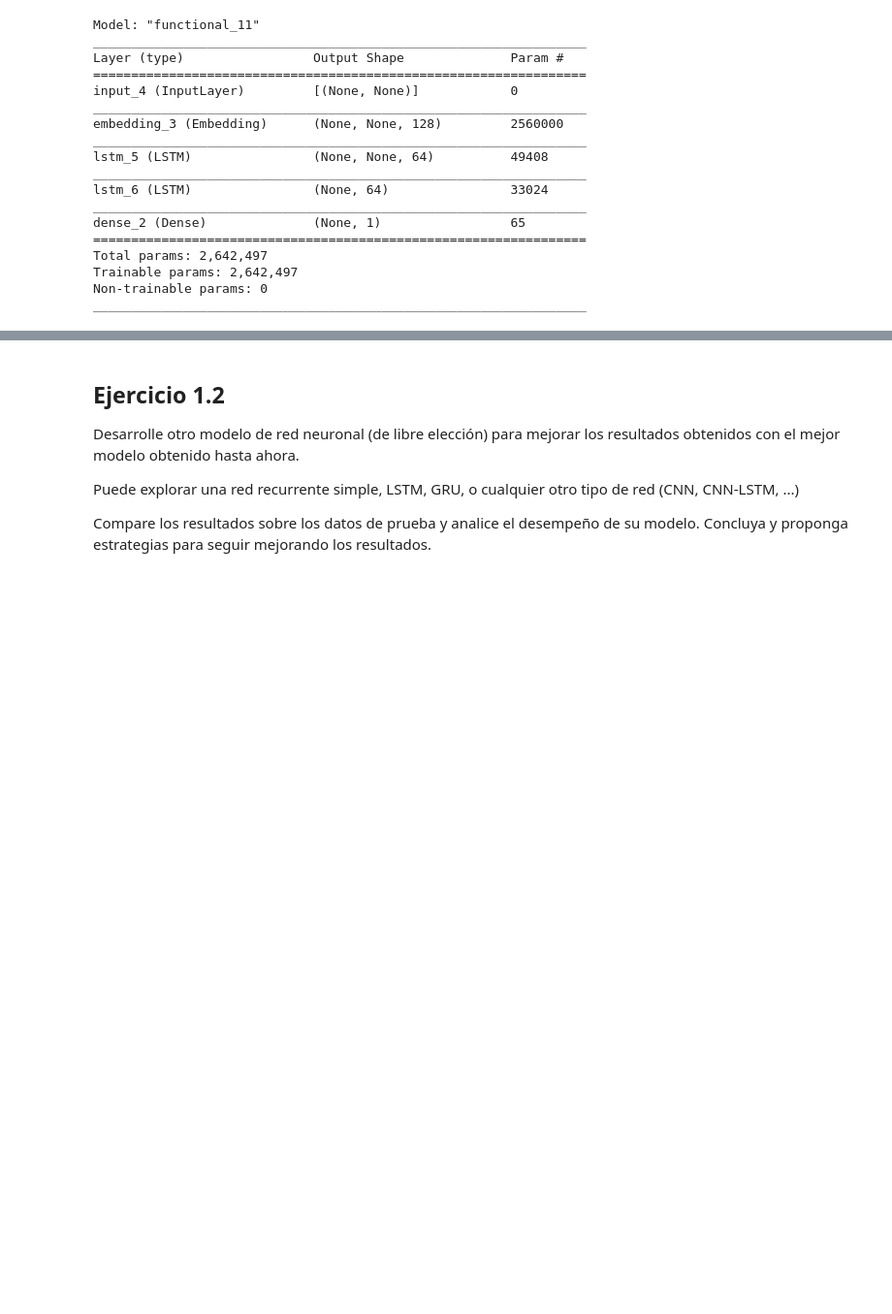
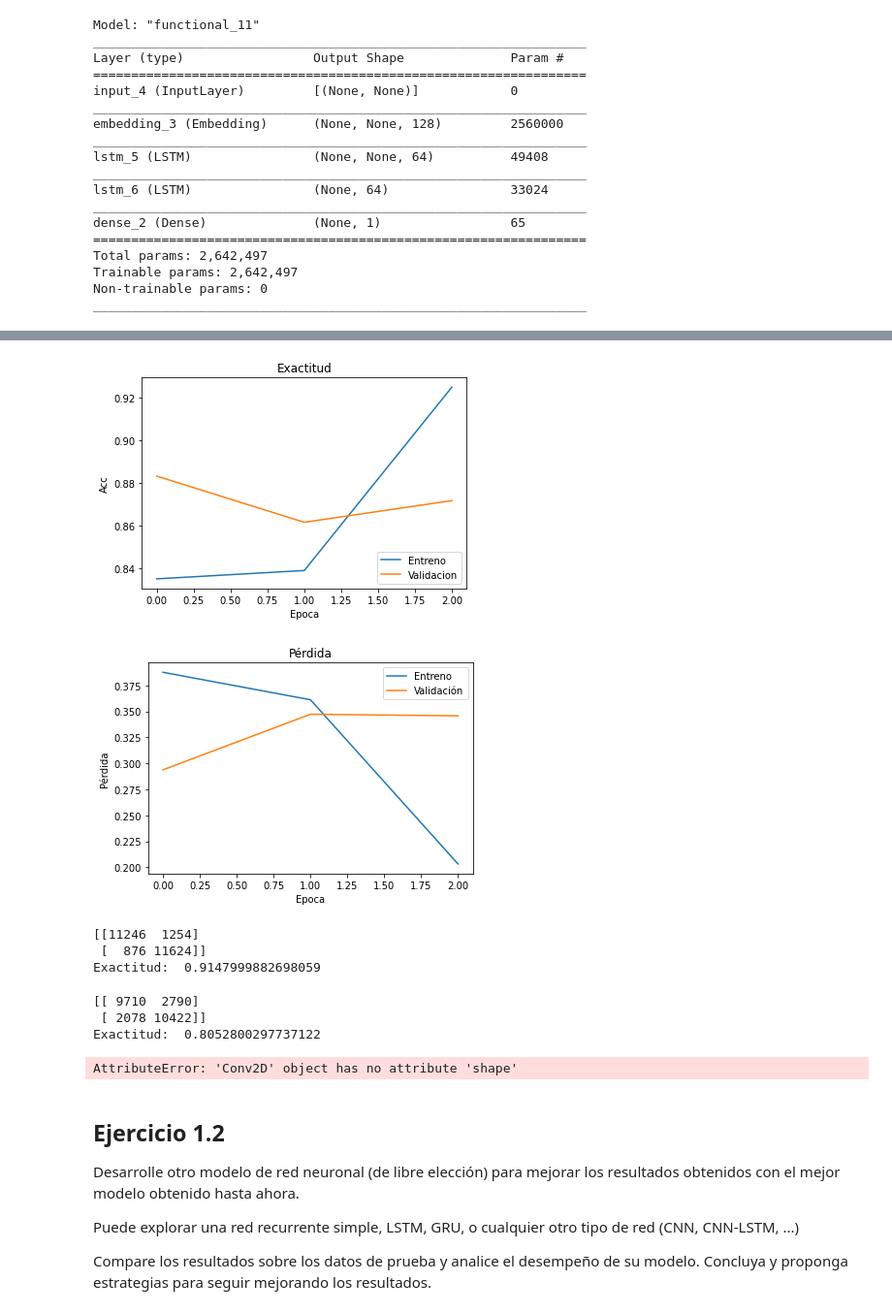
Before and after one commit to diegojeda/Modelos-Avanzados-2, a Jupyter notebook: Semana 8/Semana8_RedNeuronalRecurrente_LSTMBidireccional_Actividad.ipynb, the cells around one changed output, grey strips where cells are left out. Shown at 97% size. Drawn from its saved outputs; the diff is of its cells as text; code cells hidden in the pictures; blank space fills up the shorter version.

```diff
--- a/Semana 8/Semana8_RedNeuronalRecurrente_LSTMBidireccional_Actividad.ipynb
+++ b/Semana 8/Semana8_RedNeuronalRecurrente_LSTMBidireccional_Actividad.ipynb
@@ -432,0 +460,17 @@ print("Exactitud: ", model_LSTM_uni.evaluate(x=x_val, y=y_val, verbose=0)[1])
+# %%
+# Input con secuencias de enteros con longitud variable
+inputs = keras.Input(shape=(None,), dtype="int32")
+
+# Conseguimos la representación vectorial (embedding) de cada entero en un vector 128-dimensional
+x = layers.Embedding(max_features, 128)(inputs)
+
+# Añadimos 2 unidades LSTM bidireccionales
+x = layers.SimpleRNN(64, return_sequences=True)(x)
+x = layers.SimpleRNN(64)(x)
+
+# Añadimos un clasificador binario en la salida
+outputs = layers.Dense(1, activation="sigmoid")(x)
+
+# Gaurdamos la arquitectura del modelo
+model_NN_uni = keras.Model(inputs, outputs)
+model_NN_uni.summary()
@@ -433,3 +562,64 @@ print("Exactitud: ", model_LSTM_uni.evaluate(x=x_val, y=y_val, verbose=0)[1])
+# %%
+plt.figure(1)
+plt.plot(history.history['accuracy'])
+plt.plot(history.history['val_accuracy'])
+plt.title('Exactitud')
+plt.ylabel('Acc')
+plt.xlabel('Epoca')
+plt.legend(['Entreno', 'Validacion'], loc='lower right')
+plt.show()
+
+plt.figure(1)
+plt.plot(history.history['loss'])
+plt.plot(history.history['val_loss'])
+plt.title('Pérdida')
+plt.ylabel('Pérdida')
+plt.xlabel('Epoca')
+plt.legend(['Entreno', 'Validación'], loc='upper right')
+plt.show()
+# %% [output]
+[figure, added]
+[figure, added]
+# %%
+Y_predt = model_NN_uni.predict(x_train)
+Y_predst = (Y_predt > 0.5)
+
+print(confusion_matrix(y_train, Y_predst))
+print("Exactitud: ", model_NN_uni.evaluate(x=x_train, y=y_train, verbose=0)[1])
+# %% [output]
+[[11246  1254]
+ [  876 11624]]
+Exactitud:  0.9147999882698059
+# %%
+Y_predv = model_NN_uni.predict(x_val)
+Y_predsv = (Y_predv > 0.5)
+
+print(confusion_matrix(y_val, Y_predsv))
+print("Exactitud: ", model_NN_uni.evaluate(x=x_val, y=y_val, verbose=0)[1])
+# %% [output]
+[[ 9710  2790]
+ [ 2078 10422]]
+Exactitud:  0.8052800297737122
+# %%
+# Input con secuencias de enteros con longitud variable
+inputs = keras.Input(shape=(None,), dtype="int32")
+
+# Conseguimos la representación vectorial (embedding) de cada entero en un vector 128-dimensional
+x = layers.Embedding(max_features, 128)(inputs)
+
+# Añadimos 2 unidades LSTM bidireccionales
+# x = layers.SimpleRNN(64, return_sequences=True)(x)
+x =layers.Conv2D(64, (1, 1), input_shape=x_train.shape[1:], activation='tanh')
+#x = layers.SimpleRNN(64)(x)
+
+# Añadimos un clasificador binario en la salida
+outputs = layers.Dense(1, activation="sigmoid")(x)
+
+# Gaurdamos la arquitectura del modelo
+model_NN_uni = keras.Model(inputs, outputs)
+model_NN_uni.summary()
+# %% [output]
+AttributeError: 'Conv2D' object has no attribute 'shape'
 # %% [markdown]
 ## Ejercicio 1.2
 
```
Also changed, not shown: parts of 8 cells of this notebook, 2 other files.
